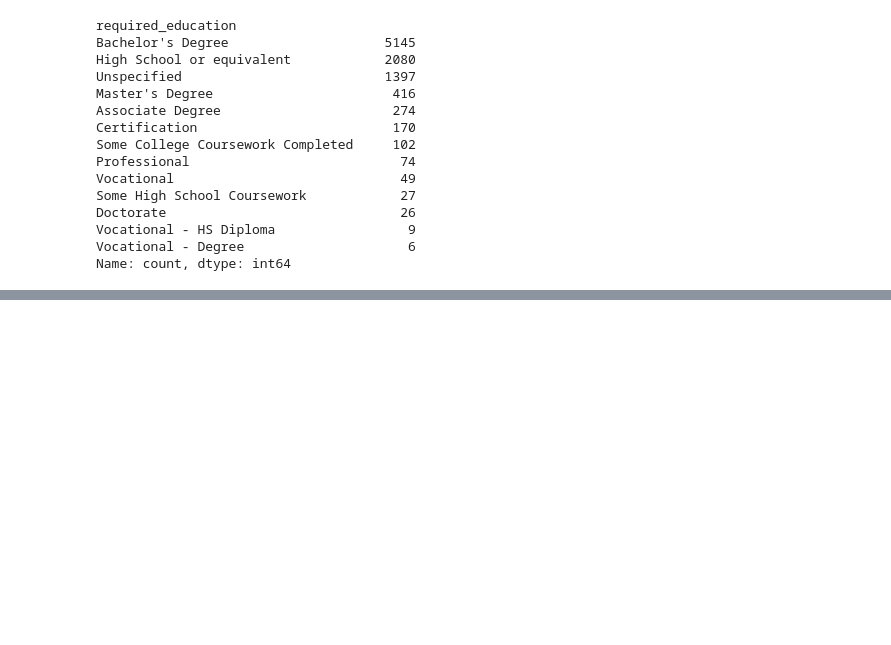
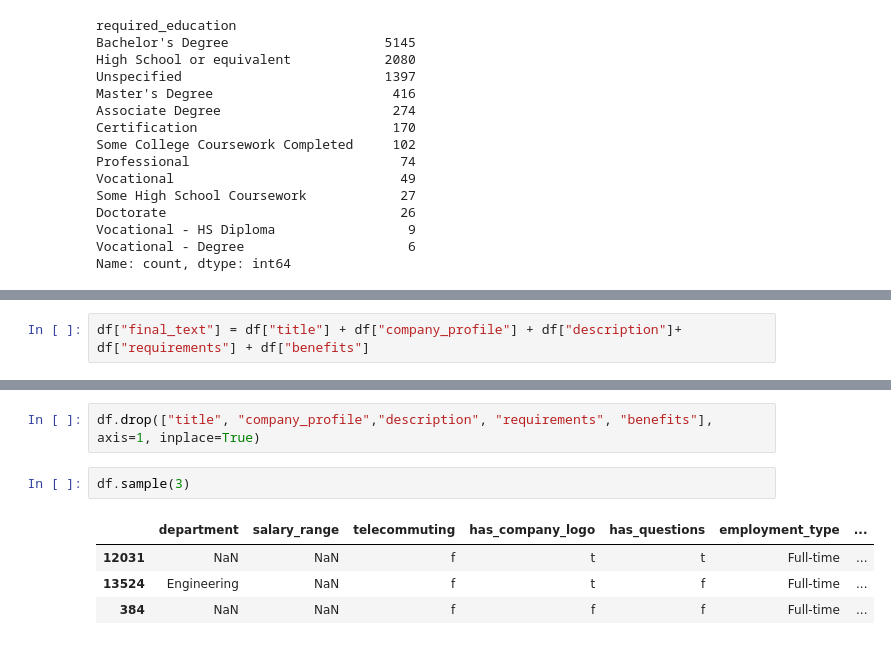
Before and after one commit to hiteshjha24/Fake-internship-and-Scam-job-detection, a Jupyter notebook: test.ipynb, the cells around one changed output, grey strips where cells are left out. Cells and saved outputs as stored; diff of their text form; blank space fills up the shorter version.

```diff
--- a/test.ipynb
+++ b/test.ipynb
@@ -43,0 +57,2 @@ Name: count, dtype: int64
+# %%
+df["final_text"] = df["title"] + df["company_profile"] + df["description"]+ df["requirements"] + df["benefits"]
@@ -43,0 +67,9 @@ Name: count, dtype: int64
+# %%
+df.drop(["title", "company_profile","description", "requirements", "benefits"], axis=1, inplace=True)
+# %%
+df.sample(3)
+# %% [output]
+|  | department | salary_range | telecommuting | has_company_logo | has_questions | employment_type | ... |
+| 12031 | NaN | NaN | f | t | t | Full-time | ... |
+| 13524 | Engineering | NaN | f | t | f | Full-time | ... |
+| 384 | NaN | NaN | f | f | f | Full-time | ... |
```
Also changed, not shown: parts of 36 cells of this notebook.
